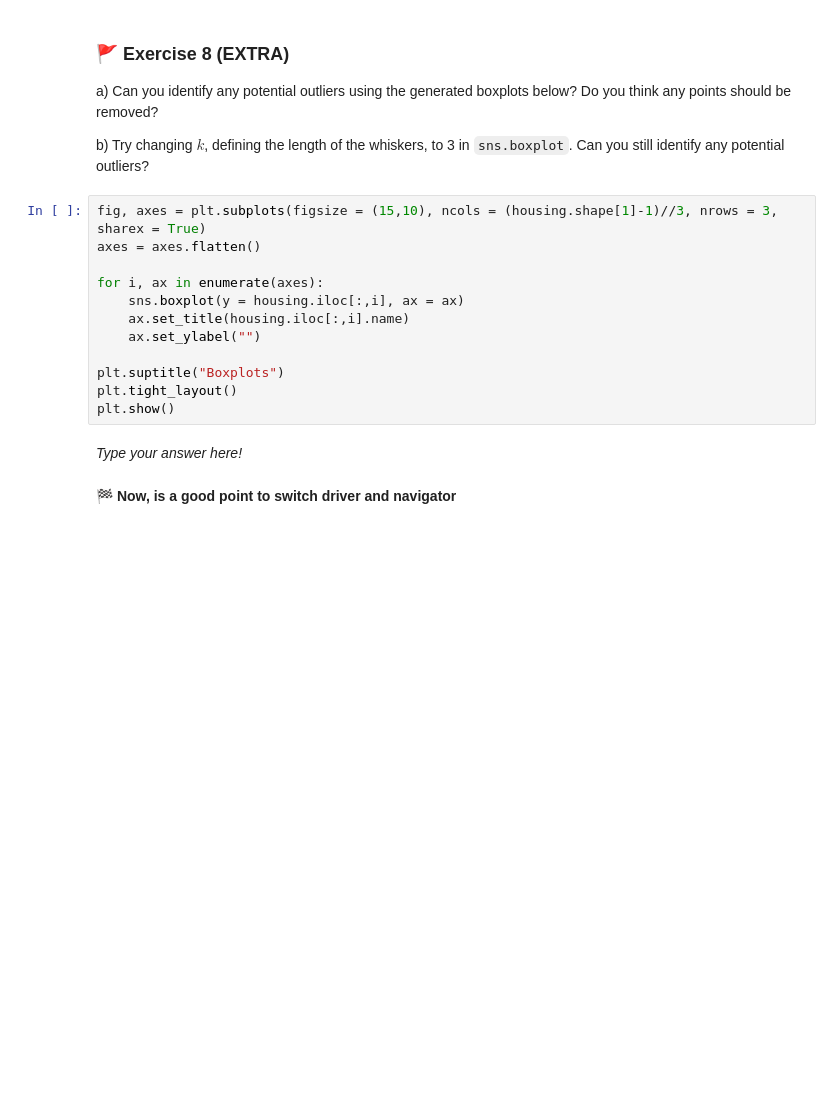
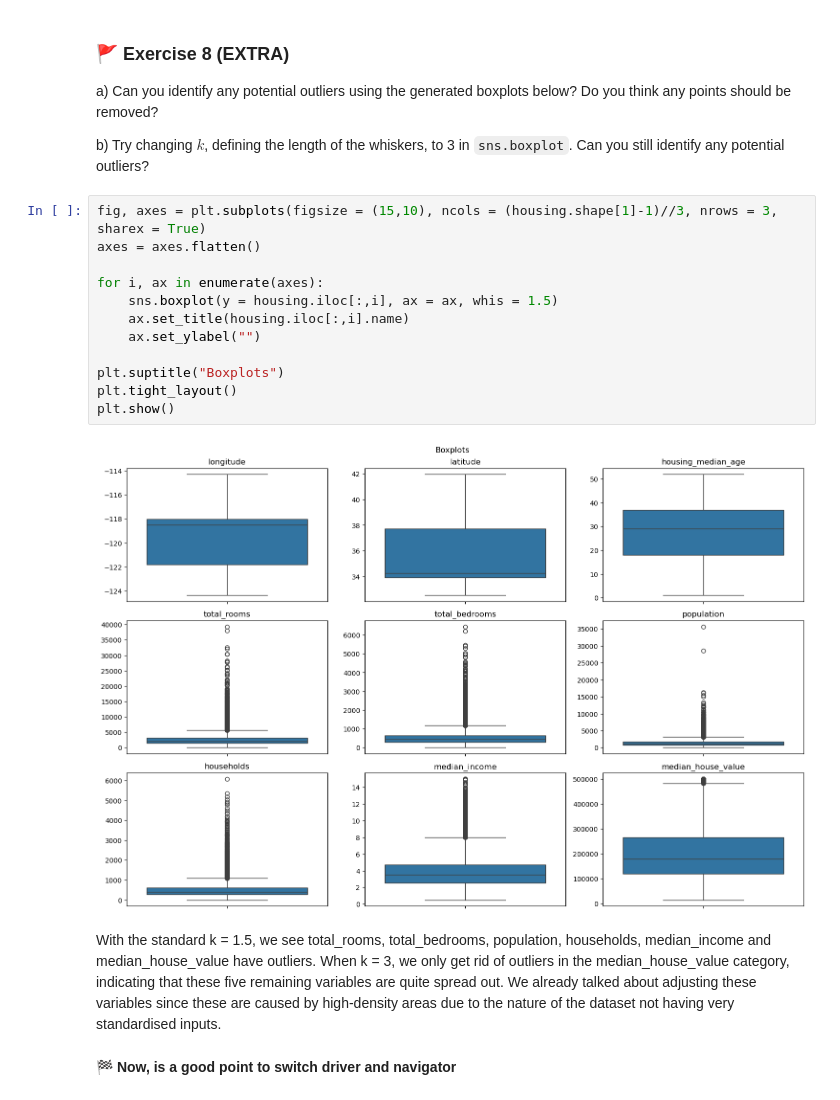
Before and after one commit to aaroparkkinen/MLP_2026_week01, a Jupyter notebook: mlp_week01.ipynb, the cells around one changed output. Saved outputs shown, nothing was run; the diff lists cells and outputs as text; blank space fills up the shorter version.

```diff
--- a/mlp_week01.ipynb
+++ b/mlp_week01.ipynb
@@ -446,17 +456,19 @@ b) Try changing $k$, defining the length of the whiskers, to 3 in `sns.boxplot`.
 # %%
 fig, axes = plt.subplots(figsize = (15,10), ncols = (housing.shape[1]-1)//3, nrows = 3, sharex = True)
 axes = axes.flatten()
 
 for i, ax in enumerate(axes):
-    sns.boxplot(y = housing.iloc[:,i], ax = ax)
+    sns.boxplot(y = housing.iloc[:,i], ax = ax, whis = 1.5)
     ax.set_title(housing.iloc[:,i].name)
     ax.set_ylabel("")
 
 plt.suptitle("Boxplots")
 plt.tight_layout()
 plt.show()
+# %% [output]
+[figure, added]
 # %% [markdown]
-_Type your answer here!_
+With the standard k = 1.5, we see total_rooms, total_bedrooms, population, households, median_income and median_house_value have outliers. When k = 3, we only get rid of outliers in the median_house_value category, indicating that these five remaining variables are quite spread out. We already talked about adjusting these variables since these are caused by high-density areas due to the nature of the dataset not having very standardised inputs.
 # %% [markdown]
 🏁 **Now, is a good point to switch driver and navigator**
 # %% [markdown]
```
Also changed, not shown: parts of 11 cells of this notebook.
